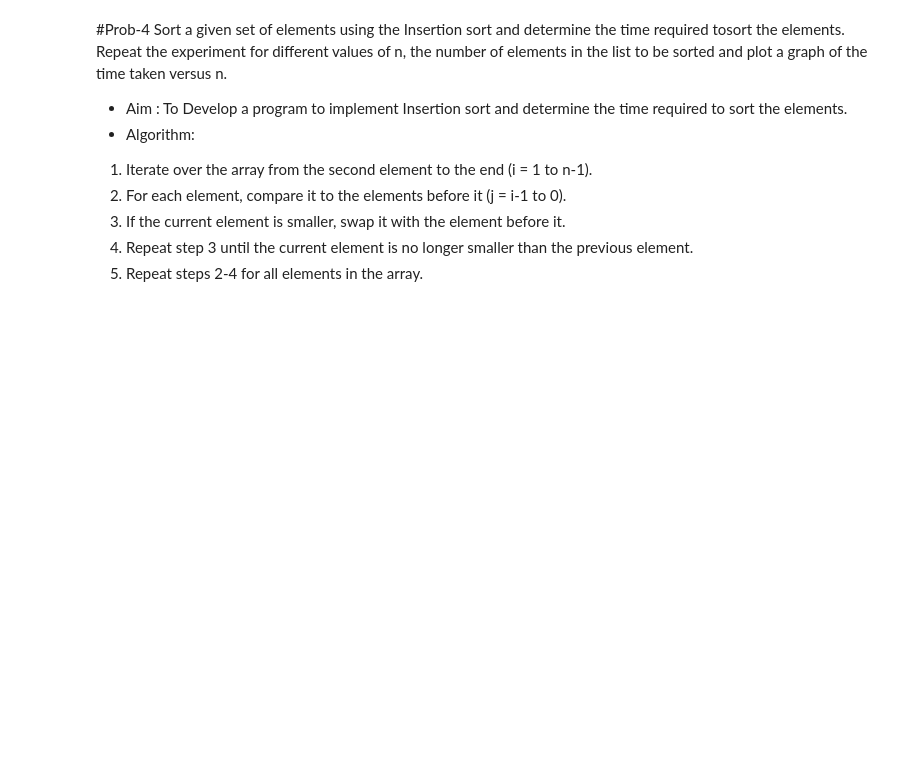
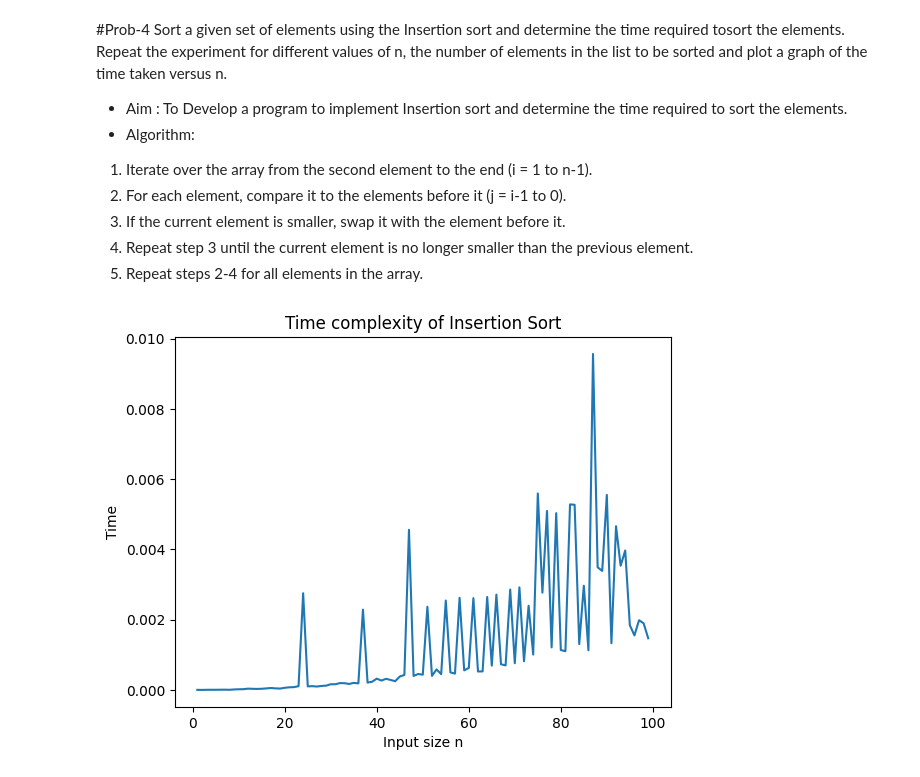
Before and after one commit to AtharvaG-1222/APS-LAB, a Jupyter notebook: lab_4.ipynb, the cells around one changed output. Cells and saved outputs as stored; diff of their text form; code cells hidden in the pictures; blank space fills up the shorter version.

```diff
--- a/lab_4.ipynb
+++ b/lab_4.ipynb
@@ -114,0 +131,34 @@ Sort a given set of elements using the Insertion sort and determine the time req
+# %%
+#Prob_4: write code for insertion sort and plot a graph to visualize the relationship between time taken and input size
+
+def insertion_sort(arr:array):
+  n=len(arr)-1
+  for i in range(1,n):
+    el=arr[i]
+    prev=i-1
+    while(prev>=0 and arr[prev]>el):
+      arr[prev+1]=arr[prev]
+      prev-=1
+    arr[prev+1]=el
+
+
+
+
+n=list(range(1,100))
+t=[]
+
+for i in n:
+  arr=random.randint(0,100,i)
+  x=random.randint(0,100)
+  s=timeit.default_timer()
+  insertion_sort(arr)
+  t.append(timeit.default_timer()-s)
+
+plt.figure()
+plt.plot(n, t)
+plt.xlabel("Input size n")
+plt.ylabel("Time")
+plt.title("Time complexity of Insertion Sort")
+plt.show()
+# %% [output]
+[figure, added]
```
Also changed, not shown: parts of 5 cells of this notebook.
